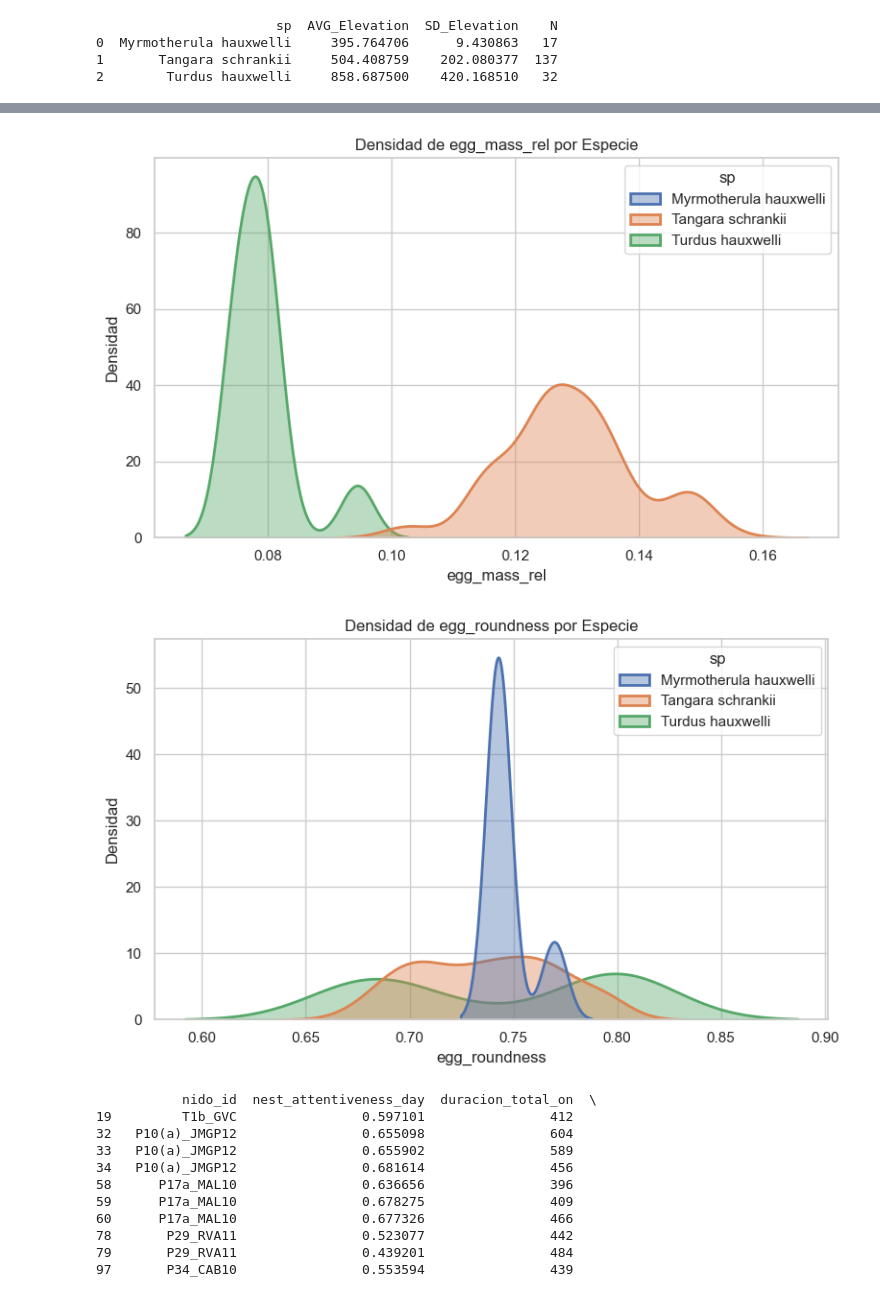
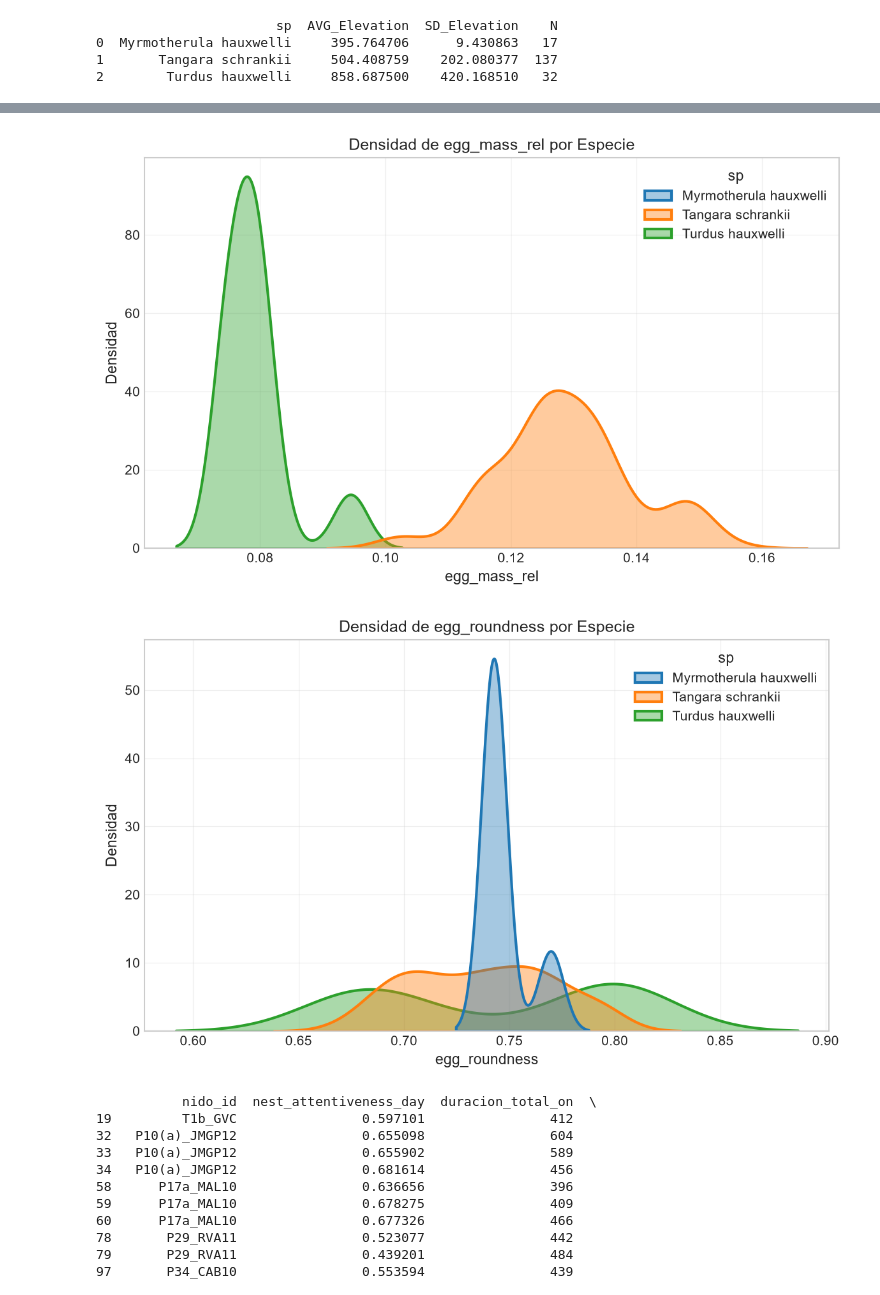
Before and after one commit to jorgelizarazo94/BoutScout_Model, a Jupyter notebook: supplementary_4.ipynb, the cells around one changed output, grey strips where cells are left out. Drawn from its saved outputs; the diff is of its cells as text; code cells hidden in the pictures.

```diff
--- a/supplementary_4.ipynb
+++ b/supplementary_4.ipynb
@@ -147,8 +217,7 @@ from pathlib import Path
 if "device" not in globals():
     device = torch.device("cuda" if torch.cuda.is_available() else "cpu")
 
-COLORS = {0: "#333E48", 1: "#535AA6", 2: "#E28342"}
-LABELS = {0: "Nocturnal", 1: "Off", 2: "On"}
+# COLORS and LABELS come from the canonical style cell in Section A.
 EXPECTED_FEATURES = [
     "egg_temperature",
     "ambient_temperature",
@@ -191,7 +260,7 @@ assert INPUT_SIZE == 5, f"Expected input_size=5, found {INPUT_SIZE}"
 assert len(ACTIVE_FEATURES) == INPUT_SIZE
 
 _pth_api = Path("API/model_final_bilstm_state_dict.pth")
-_pth_= Path("modelo_fi_total/modelo_entrenado_final_total.pth")
+_pth_fallback = Path("modelo_fi_total/modelo_entrenado_final_total.pth")
 MODEL_PATH = _pth_api if _pth_api.exists() else _pth_fallback
 if not MODEL_PATH.exists():
     raise FileNotFoundError("No trained BiLSTM weights found in API/ or modelo_fi_total/.")
@@ -1208,12 +1345,12 @@ estadisticas_columns = [
 if df_filtrado_completo.empty:
     estadisticas_df = pd.DataFrame(columns=estadisticas_columns)
 else:
-    estadisticas_df = (
-        df_filtrado_completo
-        .groupby(['archivo', 'dia'])
-        .apply(calcular_estadisticas_generales)
-        .reset_index(drop=True)
-    )
+    # ojo: loop explicito porque pandas 3.0 ya no pasa las columnas del groupby a .apply()
+    _rows_estadisticas = [
+        calcular_estadisticas_generales(grupo)
+        for _, grupo in df_filtrado_completo.groupby(['archivo', 'dia'])  # sort por defecto, como el .apply() original
+    ]
+    estadisticas_df = pd.DataFrame(_rows_estadisticas).reset_index(drop=True)
 
 estadisticas_df.to_csv("estadisticas_generales.csv", index=False)
 print(f"Active estadisticas_generales.csv rows: {len(estadisticas_df)}")
@@ -1782,7 +1939,7 @@ variables = [
     'Elevacion', 'egg_mass_rel', 'egg_roundness'
 ]
 
-sns.set(style='whitegrid')
+# el estilo canonico de la serie ya esta aplicado (Seccion A); sin sns.set por celda
 
 if not TANGARA_ANALYTICS_READY:
     print("Skipping optional Tangara KDE plots because resumen_copy is empty.")
@@ -1815,5 +1972,5 @@ else:
-[figure, old version]
+[figure, new version]
-[figure, old version]
+[figure, new version]
 # %%
 import statsmodels.api as sm
 from sklearn.decomposition import PCA
```
Also changed, not shown: parts of 40 cells of this notebook, 5 other files.
